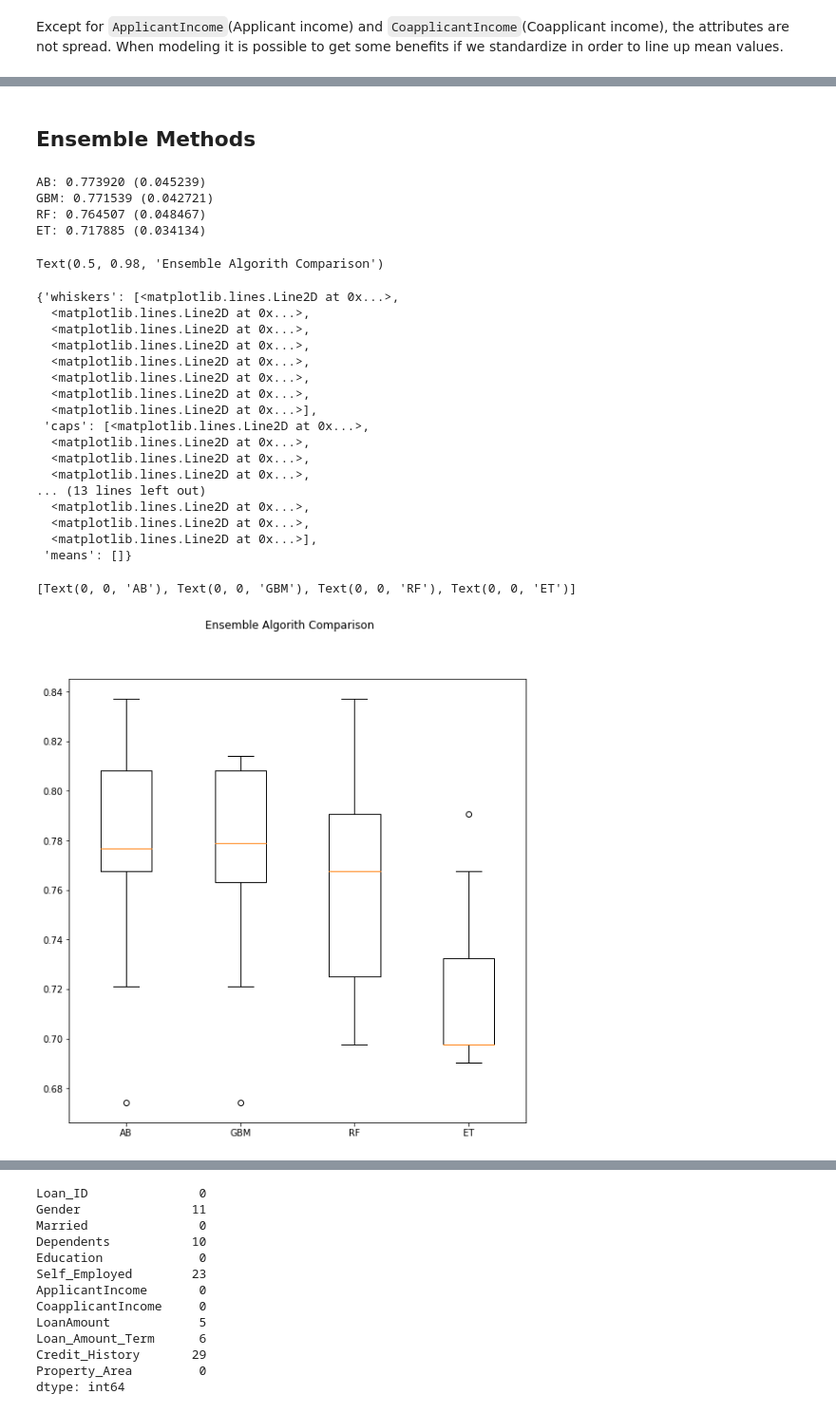
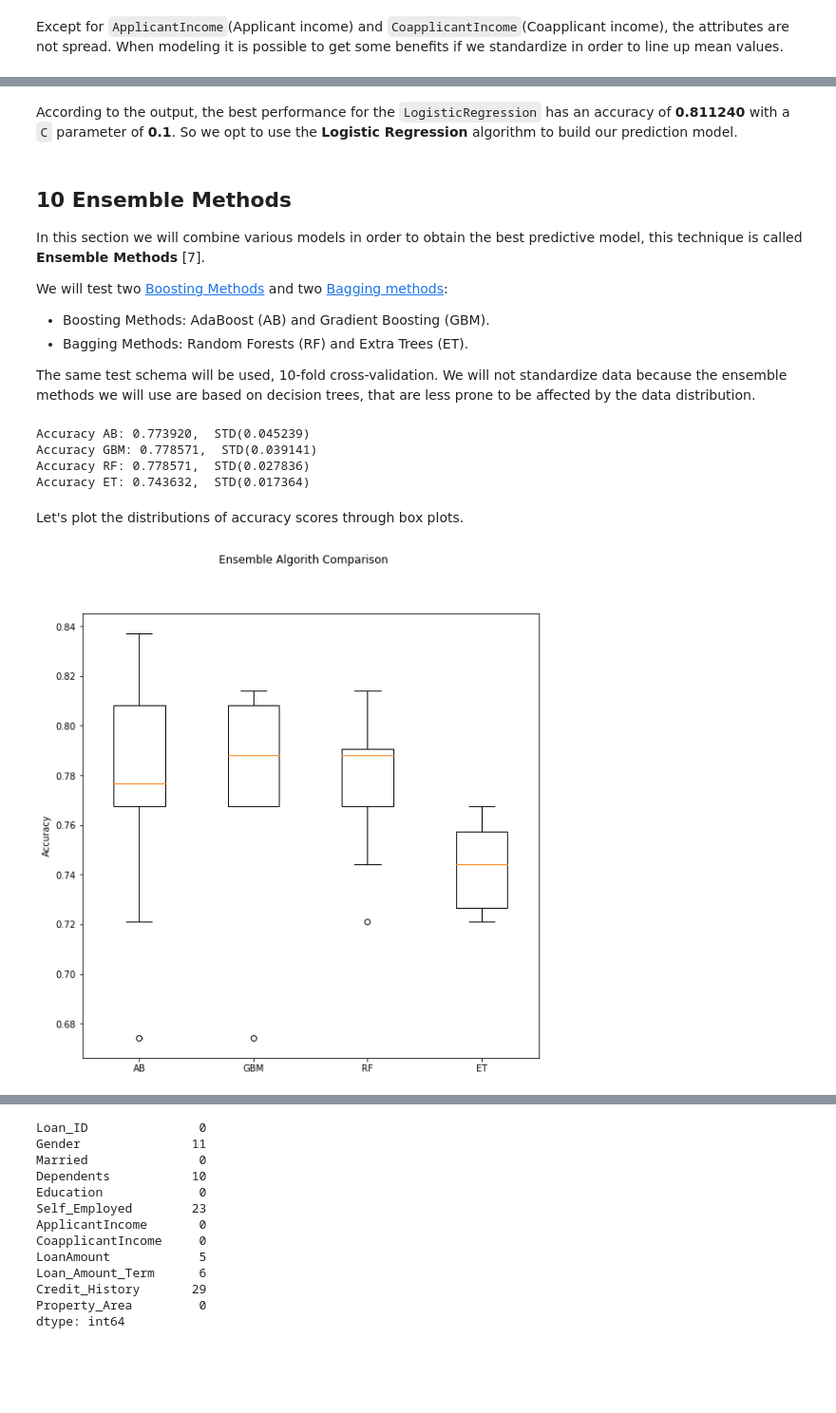
Before and after one commit to acoiman/loan_prediction, a Jupyter notebook: loan_prediction.ipynb, the cells around one changed output, grey strips where cells are left out. Shown: that part at 95% size. Saved outputs shown, nothing was run; the diff lists cells and outputs as text; code cells hidden in the pictures; blank space fills up the shorter version.

Commit message:
loading loan prediction notebook

```diff
--- a/loan_prediction.ipynb
+++ b/loan_prediction.ipynb
@@ -514,16 +481,16 @@ Best: 0.808858 using {'C': 0.1, 'kernel': 'linear'}
 # tune scaled Logistic Regression
 scaler = StandardScaler().fit(X_train)
 rescaledX = scaler.transform(X_train)
-c_values = [0.001, 0.01, 0.1, 1, 10, 100, 1000]
+c_values = [0.001, 0.01, 0.1, 1, 10]
 param_grid = dict(C=c_values, )
-model = LogisticRegression(penalty='l1')
+model = LogisticRegression(penalty='l2')
 kfold = KFold(n_splits=num_folds, random_state=seed)
 grid = GridSearchCV(estimator=model, param_grid=param_grid, scoring=scoring, cv=kfold)
 grid_result = grid.fit(rescaledX, Y_train)
-print("Best: %f using %s" % (grid_result.best_score_, grid_result.best_params_))
+print("Best score: %f using %s" % (grid_result.best_score_, grid_result.best_params_))
 means = grid_result.cv_results_['mean_test_score']
 stds = grid_result.cv_results_['std_test_score']
 params = grid_result.cv_results_['params']
 for mean, stdev, param in zip(means, stds, params):
-    print("%f (%f) with: %r" % (mean, stdev, param))
+    print("Mean Test Score: %f, STD(%f) with: %r" % (mean, stdev, param))
 # %% [output]
@@ -538,5 +503,16 @@ Best: 0.811189 using {'C': 1}
-# %% [markdown]
-## Ensemble Methods
+# %% [markdown]
+According to the output, the best performance for the `LogisticRegression` has an accuracy of **0.811240** with a `C` parameter of **0.1**. So we opt to use the **Logistic Regression** algorithm to build our prediction model.
+# %% [markdown]
+## 10 Ensemble Methods
+
+In this section we will combine various models in order to obtain the best predictive model, this technique is called **Ensemble Methods** [7].
+
+We will test two [Boosting Methods](https://en.wikipedia.org/wiki/Boosting_(machine_learning)) and two [Bagging methods](https://en.wikipedia.org/wiki/Bootstrap_aggregating#:~:text=Bootstrap%20aggregating%2C%20also%20called%20bagging,and%20helps%20to%20avoid%20overfitting):
+
+- Boosting Methods: AdaBoost (AB) and Gradient Boosting (GBM).
+- Bagging Methods: Random Forests (RF) and Extra Trees (ET).
+
+The same test schema will be used, 10-fold cross-validation. We will not standardize data because the ensemble methods we will use are based on decision trees,  that are less prone to be affected by the data distribution.
 # %%
 # ensembles
 ensembles = []
@@ -551,38 +527,22 @@ for name, model in ensembles:
     cv_results = cross_val_score(model, X_train, Y_train, cv=kfold, scoring=scoring)
     results.append(cv_results)
     names.append(name)
-    msg = "%s: %f (%f)" % (name, cv_results.mean(), cv_results.std())
+    msg = "Accuracy %s: %f,  STD(%f)" % (name, cv_results.mean(), cv_results.std())
     print(msg)
 # %% [output]
-AB: 0.773920 (0.045239)
-GBM: 0.771539 (0.042721)
-RF: 0.764507 (0.048467)
-ET: 0.717885 (0.034134)
+Accuracy AB: 0.773920,  STD(0.045239)
+Accuracy GBM: 0.778571,  STD(0.039141)
+Accuracy RF: 0.778571,  STD(0.027836)
+Accuracy ET: 0.743632,  STD(0.017364)
+# %% [markdown]
+Let's  plot the distributions of accuracy scores through box plots.
 # %%
 fig = plt.figure(figsize=(9,9))
 fig.suptitle('Ensemble Algorith Comparison')
 ax = fig.add_subplot(111)
 plt.boxplot(results)
 ax.set_xticklabels(names)
-plt.show()
+ax.set_ylabel('Accuracy')
+plt.show();
 # %% [output]
-Text(0.5, 0.98, 'Ensemble Algorith Comparison')
-{'whiskers': [<matplotlib.lines.Line2D at 0x...>,
-  <matplotlib.lines.Line2D at 0x...>,
-  <matplotlib.lines.Line2D at 0x...>,
-  <matplotlib.lines.Line2D at 0x...>,
-  <matplotlib.lines.Line2D at 0x...>,
-  <matplotlib.lines.Line2D at 0x...>,
-  <matplotlib.lines.Line2D at 0x...>,
-  <matplotlib.lines.Line2D at 0x...>],
- 'caps': [<matplotlib.lines.Line2D at 0x...>,
-  <matplotlib.lines.Line2D at 0x...>,
-  <matplotlib.lines.Line2D at 0x...>,
-  <matplotlib.lines.Line2D at 0x...>,
-... (13 lines left out)
-  <matplotlib.lines.Line2D at 0x...>,
-  <matplotlib.lines.Line2D at 0x...>,
-  <matplotlib.lines.Line2D at 0x...>],
- 'means': []}
-[Text(0, 0, 'AB'), Text(0, 0, 'GBM'), Text(0, 0, 'RF'), Text(0, 0, 'ET')]
-[figure, old version]
+[figure, new version]
```
Also changed, not shown: parts of 76 cells of this notebook.
